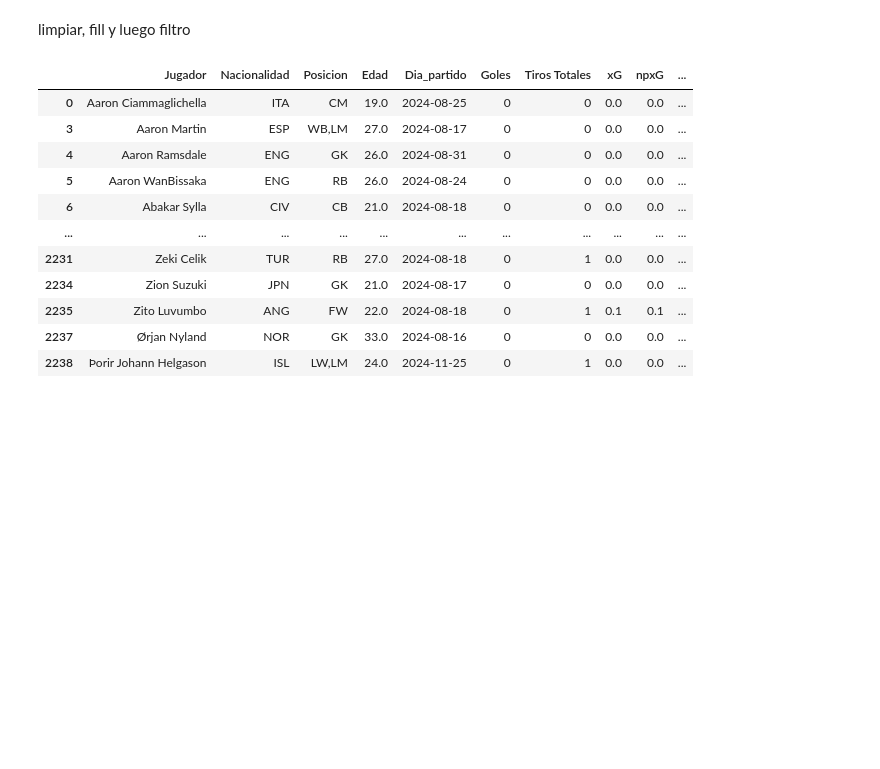
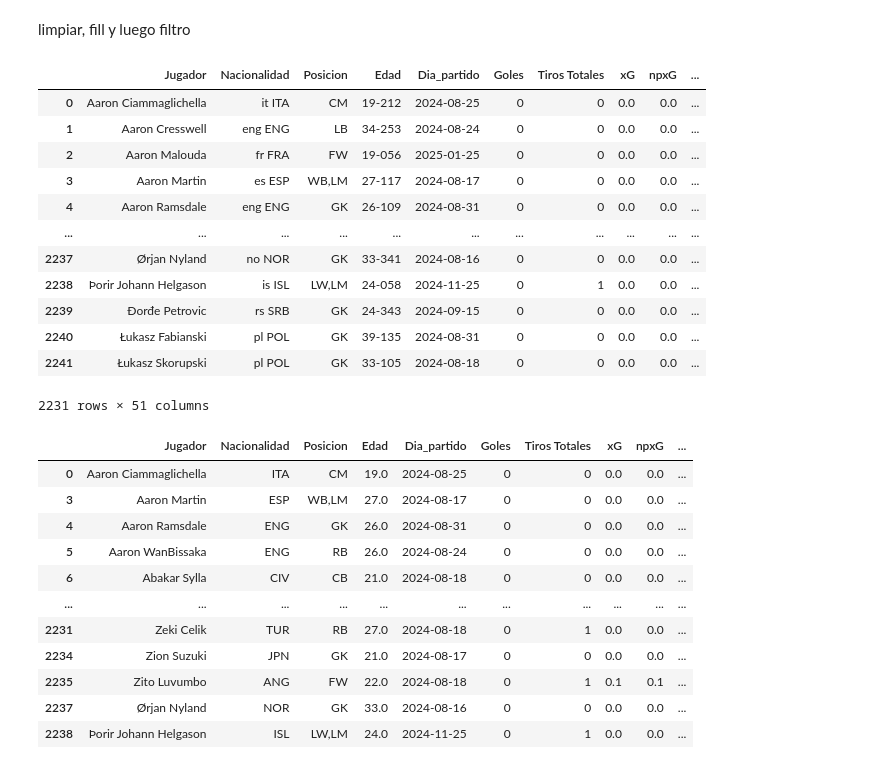
Before and after one commit to davmora04/Lab01-BI, a Jupyter notebook: lab1.ipynb, the cells around one changed output. Drawn from its saved outputs; the diff is of its cells as text; code cells hidden in the pictures; blank space fills up the shorter version.

```diff
--- a/lab1.ipynb
+++ b/lab1.ipynb
@@ -113,17 +113,37 @@ idxl = data_train.groupby('Jugador')['contract_date'].idxmax()
 # ahora con esto filtro el data frame para quedarme con la ultima fecha de contrato de cada jugador
 data_train = data_train.loc[idxl]
 # %%
-#dia de partido en el formato datetime
+
+# 1. Asegurar formato datetime
 data_train['Dia_partido'] = pd.to_datetime(data_train['Dia_partido'], errors='coerce')
 
-# 1. Eliminar registros donde 'Dia_partido' es NaN
-data_train_valid_fecha = data_train.dropna(subset=['Dia_partido'])
+# 2. Crear variable con el número de partidos jugados por cada jugador
+partidos_jugados = data_train.dropna(subset=['Dia_partido']).groupby('Jugador').size().reset_index(name='Partidos_jugados')
 
-# 2. Obtener el índice del último partido por jugador
-idx_fecha = data_train_valid_fecha.groupby('Jugador')['Dia_partido'].idxmax()
+# 3. Unir esa variable al DataFrame original
+data_train = data_train.merge(partidos_jugados, on='Jugador', how='left')
 
-# 3. Filtrar solo esos registros
-data_train = data_train_valid_fecha.loc[idx_fecha]
+# 4. Obtener el índice del último partido por jugador (usando el nuevo data_train con Partidos_jugados)
+idx_fecha = data_train.dropna(subset=['Dia_partido']).groupby('Jugador')['Dia_partido'].idxmax()
+
+# 5. Filtrar el DataFrame para dejar solo la última fila por jugador
+data_train = data_train.loc[idx_fecha]
+
+data_train
+# %% [output]
+|  | Jugador | Nacionalidad | Posicion | Edad | Dia_partido | Goles | Tiros Totales | xG | npxG | ... |
+| 0 | Aaron Ciammaglichella | it ITA | CM | 19-212 | 2024-08-25 | 0 | 0 | 0.0 | 0.0 | ... |
+| 1 | Aaron Cresswell | eng ENG | LB | 34-253 | 2024-08-24 | 0 | 0 | 0.0 | 0.0 | ... |
+| 2 | Aaron Malouda | fr FRA | FW | 19-056 | 2025-01-25 | 0 | 0 | 0.0 | 0.0 | ... |
+| 3 | Aaron Martin | es ESP | WB,LM | 27-117 | 2024-08-17 | 0 | 0 | 0.0 | 0.0 | ... |
+| 4 | Aaron Ramsdale | eng ENG | GK | 26-109 | 2024-08-31 | 0 | 0 | 0.0 | 0.0 | ... |
+| ... | ... | ... | ... | ... | ... | ... | ... | ... | ... | ... |
+| 2237 | Ørjan Nyland | no NOR | GK | 33-341 | 2024-08-16 | 0 | 0 | 0.0 | 0.0 | ... |
+| 2238 | Þorir Johann Helgason | is ISL | LW,LM | 24-058 | 2024-11-25 | 0 | 1 | 0.0 | 0.0 | ... |
+| 2239 | Đorđe Petrovic | rs SRB | GK | 24-343 | 2024-09-15 | 0 | 0 | 0.0 | 0.0 | ... |
+| 2240 | Łukasz Fabianski | pl POL | GK | 39-135 | 2024-08-31 | 0 | 0 | 0.0 | 0.0 | ... |
+| 2241 | Łukasz Skorupski | pl POL | GK | 33-105 | 2024-08-18 | 0 | 0 | 0.0 | 0.0 | ... |
+2231 rows × 51 columns
 # %%
 # convertir Edad a string para trabajar con texto para que la division sea mas facil
 data_train["Edad"] = data_train["Edad"].astype(str)
```
Also changed, not shown: parts of 2 cells of this notebook.
